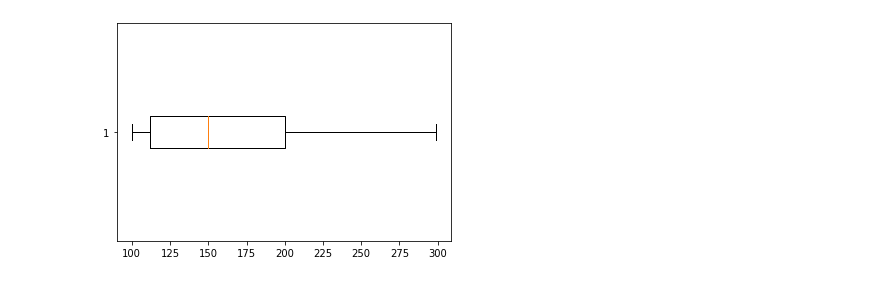
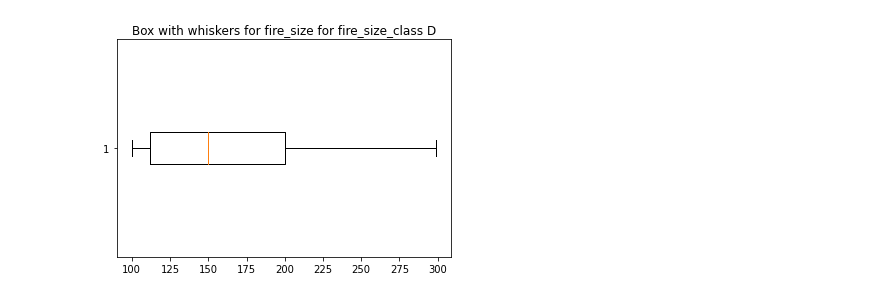
Before and after one commit to PatrykStronski/MultivariateAnalysis_Task1, a Jupyter notebook: fire_size_d.ipynb, the cells around one changed output. Cells and saved outputs as stored; diff of their text form; code cells hidden in the pictures.

```diff
--- a/fire_size_d.ipynb
+++ b/fire_size_d.ipynb
@@ -51,5 +57,6 @@ FOR expon: Kolmogorov-Smirnoff test result KstestResult(statistic=1.0, pvalue=0.
 # %%
 plt.boxplot(df_sampled[property], vert=False)
+plt.title(f'Box with whiskers for {property} for fire_size_class {s_c}')
 plt.show()
 # %% [output]
-[figure, old version]
+[figure, new version]
```
Also changed, not shown: parts of 4 cells of this notebook, 8 other files.
